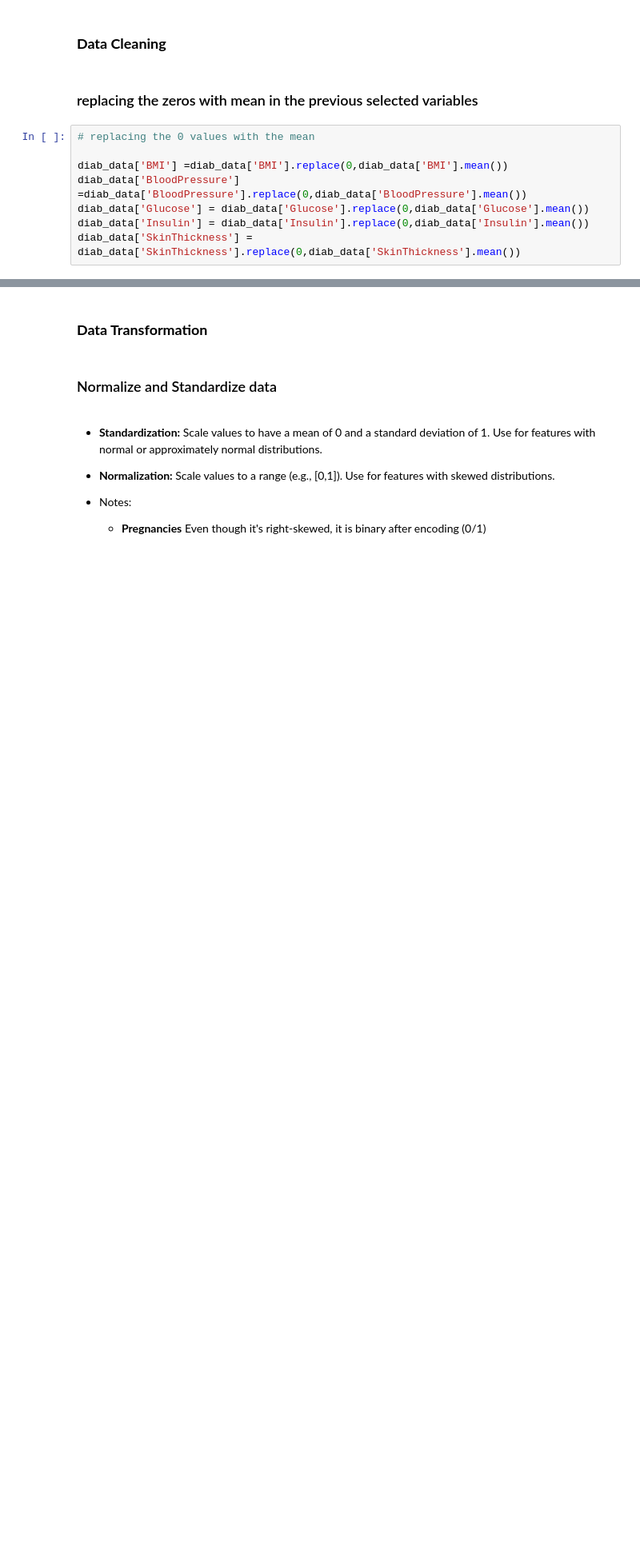
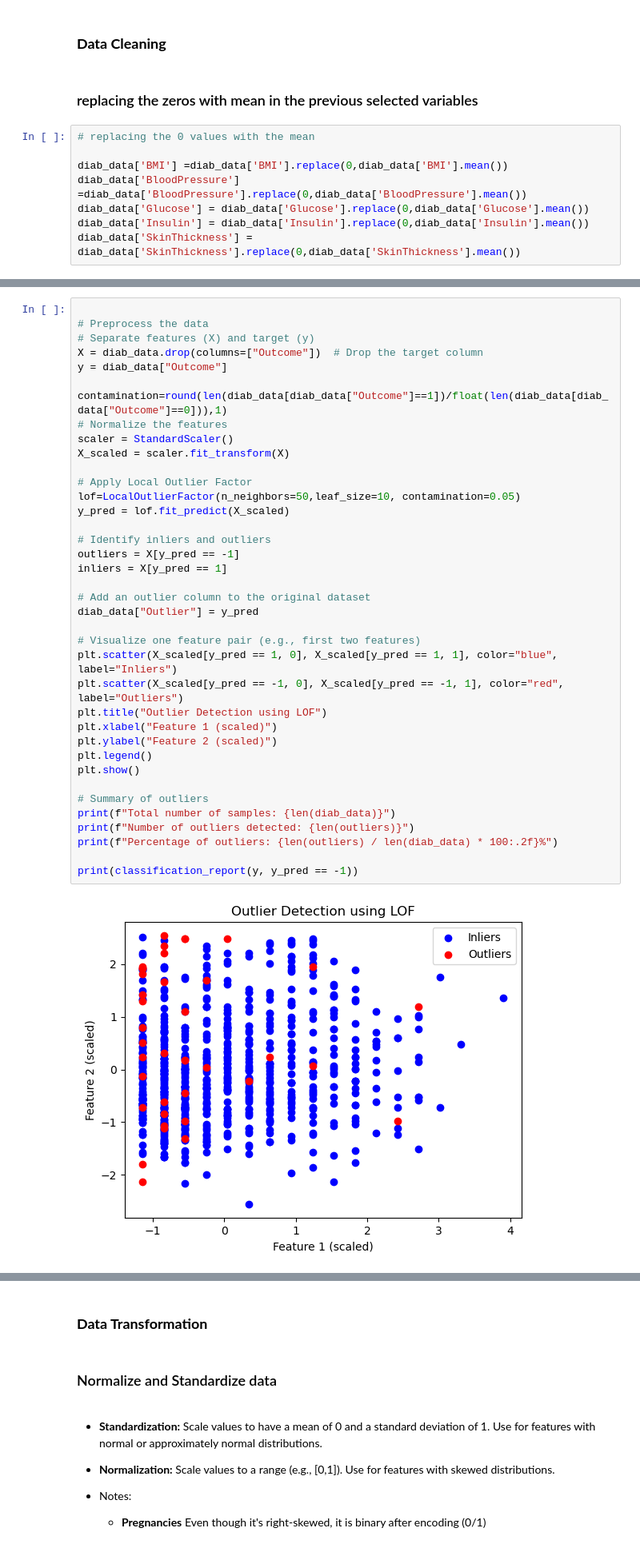
Before and after one commit to LynaMahdi/Diabetes-classification, a Jupyter notebook: Diabetes Prediction Using Classification Models.ipynb, the cells around one changed output, grey strips where cells are left out. Shown at 80% size. Drawn from its saved outputs; the diff is of its cells as text; blank space fills up the shorter version.

```diff
--- a/Diabetes Prediction Using Classification Models.ipynb
+++ b/Diabetes Prediction Using Classification Models.ipynb
@@ -267,0 +246,40 @@ https://gist.github.com/mwaskom/de44147ed2974457ad6372750bbe5751
+# %%
+
+# Preprocess the data
+# Separate features (X) and target (y)
+X = diab_data.drop(columns=["Outcome"])  # Drop the target column
+y = diab_data["Outcome"]
+
+contamination=round(len(diab_data[diab_data["Outcome"]==1])/float(len(diab_data[diab_data["Outcome"]==0])),1)
+# Normalize the features
+scaler = StandardScaler()
+X_scaled = scaler.fit_transform(X)
+
+# Apply Local Outlier Factor
+lof=LocalOutlierFactor(n_neighbors=50,leaf_size=10, contamination=0.05)
+y_pred = lof.fit_predict(X_scaled)
+
+# Identify inliers and outliers
+outliers = X[y_pred == -1]
+inliers = X[y_pred == 1]
+
+# Add an outlier column to the original dataset
+diab_data["Outlier"] = y_pred
+
+# Visualize one feature pair (e.g., first two features)
+plt.scatter(X_scaled[y_pred == 1, 0], X_scaled[y_pred == 1, 1], color="blue", label="Inliers")
+plt.scatter(X_scaled[y_pred == -1, 0], X_scaled[y_pred == -1, 1], color="red", label="Outliers")
+plt.title("Outlier Detection using LOF")
+plt.xlabel("Feature 1 (scaled)")
+plt.ylabel("Feature 2 (scaled)")
+plt.legend()
+plt.show()
+
+# Summary of outliers
+print(f"Total number of samples: {len(diab_data)}")
+print(f"Number of outliers detected: {len(outliers)}")
+print(f"Percentage of outliers: {len(outliers) / len(diab_data) * 100:.2f}%")
+
+print(classification_report(y, y_pred == -1))
+# %% [output]
+[figure, added]
```
Also changed, not shown: parts of 105 cells of this notebook, 1 other file.
